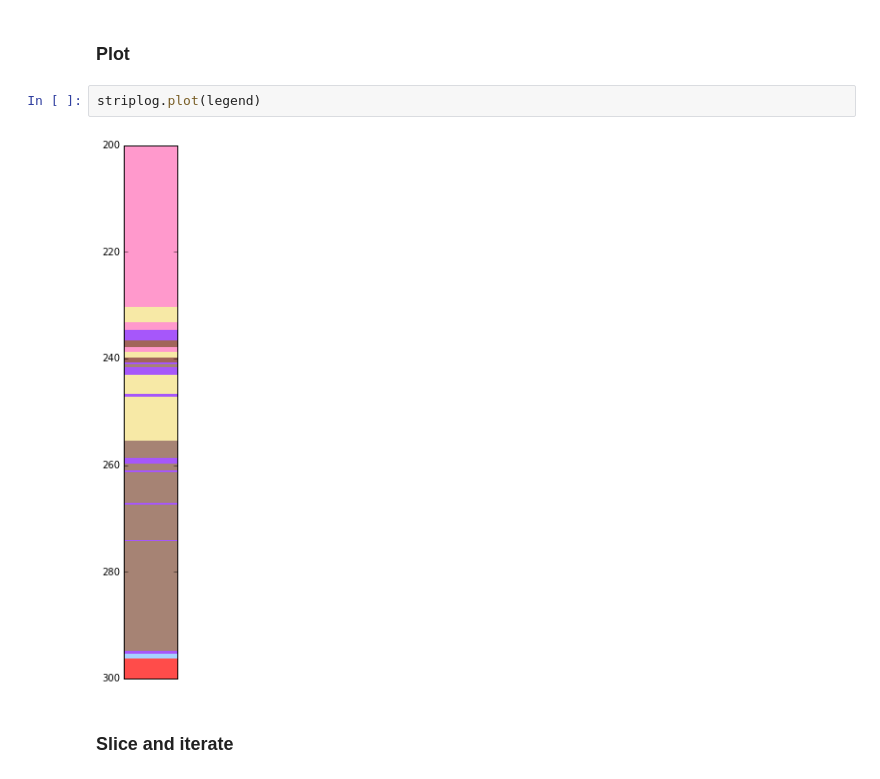
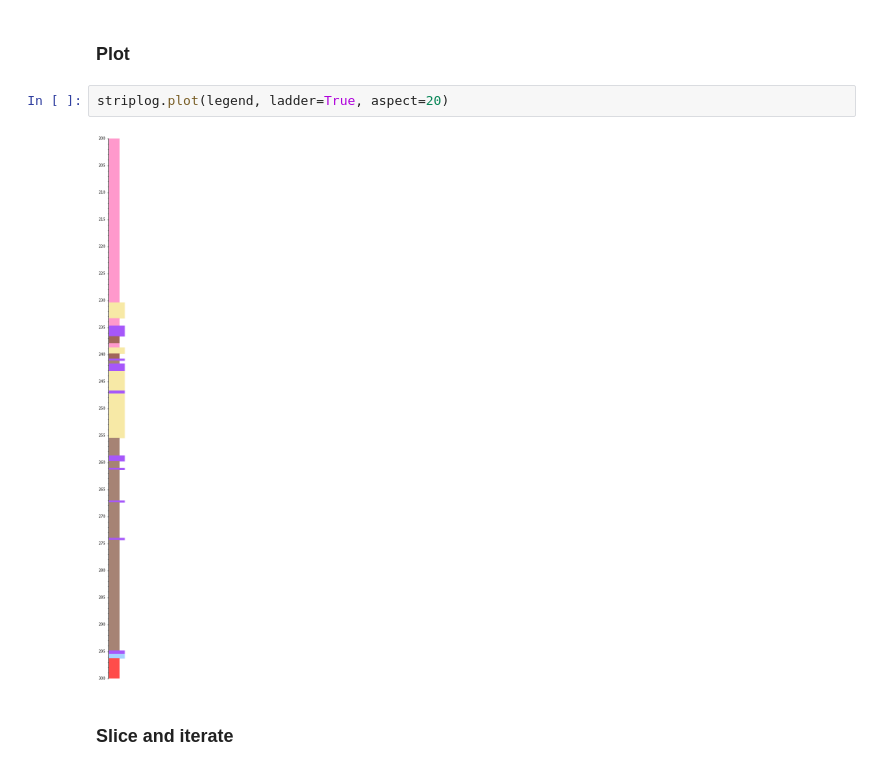
Before and after one commit to agilescientific/striplog, a Jupyter notebook: tutorial/Striplog_objects.ipynb, the cells around one changed output. Drawn from its saved outputs; the diff is of its cells as text.

```diff
--- a/tutorial/Striplog_objects.ipynb
+++ b/tutorial/Striplog_objects.ipynb
@@ -59,9 +59,9 @@ t.plot(legend)
 # %% [markdown]
 ### Plot
 # %%
-striplog.plot(legend)
+striplog.plot(legend, ladder=True, aspect=20)
 # %% [output]
-[figure, old version]
+[figure, new version]
 # %% [markdown]
 ### Slice and iterate
 # %% [markdown]
```
Also changed, not shown: parts of 3 cells of this notebook, 4 other files.
